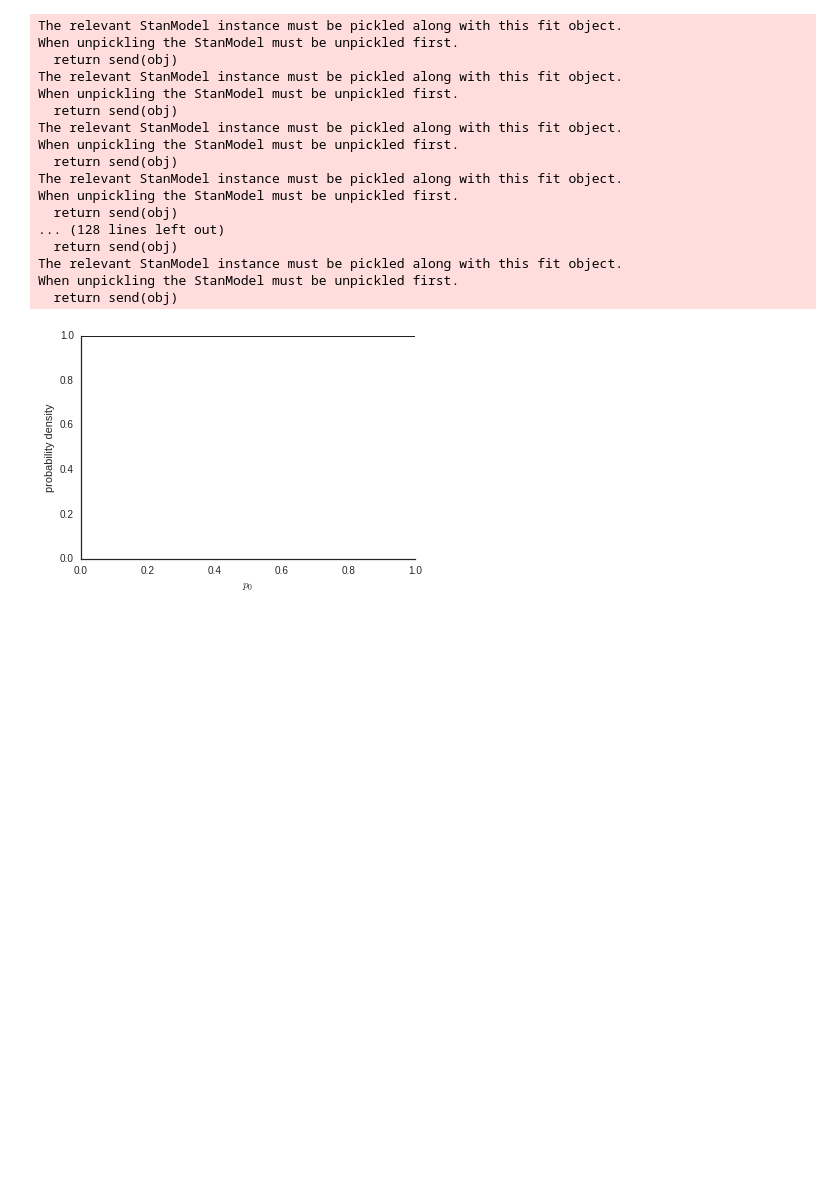
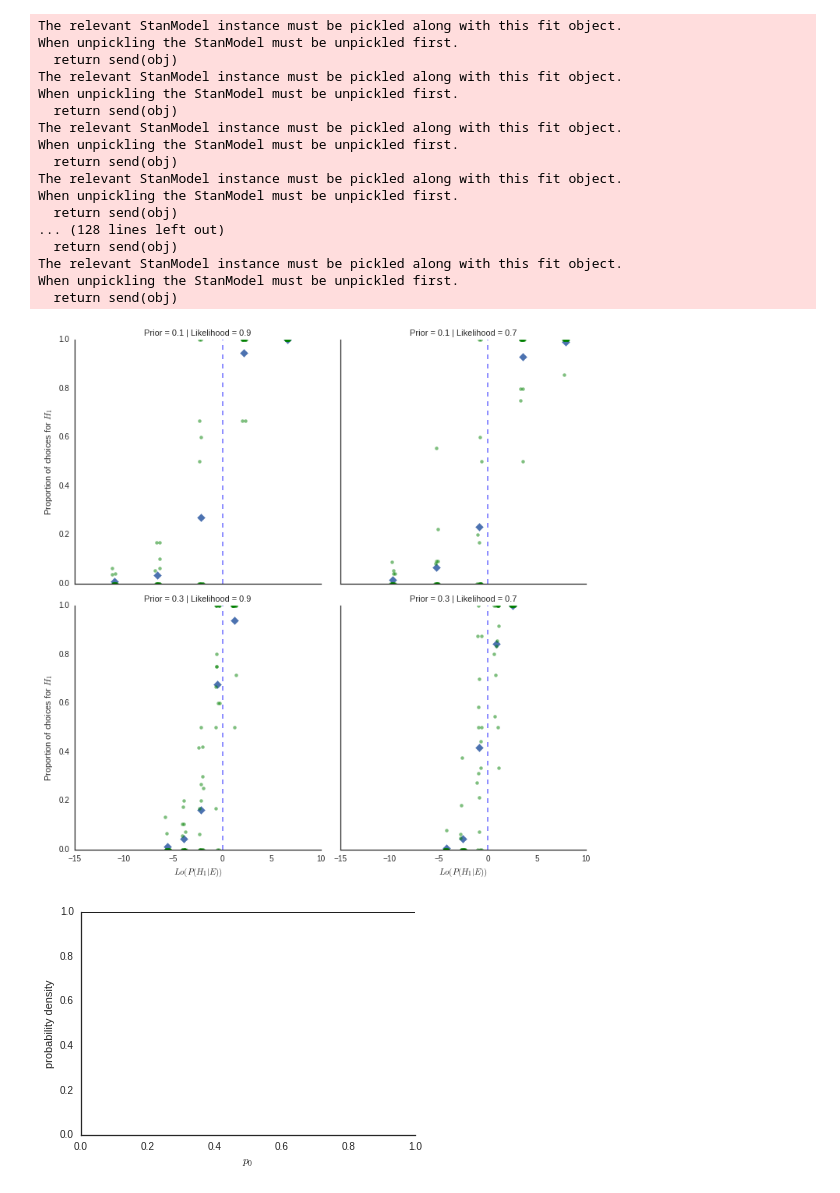
Before and after one commit to mjboos/EEG-ABUS, a Jupyter notebook: AnalysisBehDataOrig.ipynb, the cells around one changed output. Cells and saved outputs as stored; diff of their text form; code cells hidden in the pictures; blank space fills up the shorter version.

```diff
--- a/AnalysisBehDataOrig.ipynb
+++ b/AnalysisBehDataOrig.ipynb
@@ -286,4 +316,43 @@ for modeltype,modelfit in zip (['full pooling','partial pooling'], [fit_fullpool
         LOCV_LPPD[modeltype][condition] = -2*np.array(lo_lppd)
 
 #joblib.dump(LOCV_LPPD,'locv.pkl',compress=3)
+# %%
+proportions_cc = rare_urn_cc / N_cc
+proportions_cu = rare_urn_cu / N_cu
+proportions_uc = rare_urn_uc / N_uc
+proportions_uu = rare_urn_uu / N_uu
+
+
+proportions_list = [proportions_cc, proportions_uc, proportions_cu, proportions_uu]
+lo_list = [data['X'] for data in [data_cc, data_uc, data_cu, data_uu]]
+# %%
+unrolled_proportions = [np.array(filter(lambda x : not np.isnan(x[1]),
+                                        np.concatenate([zip(logodds, prop_row) for prop_row in proportion])))
+                        for proportion, logodds in zip(proportions_list, lo_list)]
+
+unrolled_proportions_df = pd.DataFrame(dict(zip(['log odds', 'proportion'], np.vstack(unrolled_proportions).T)))
+
+unrolled_proportions_df['Prior'] = np.concatenate([np.repeat(pr, prop.shape[0]) for pr, prop in
+                                                   zip(['0.1', '0.1', '0.3', '0.3'],
+                                                        unrolled_proportions)])
+
+unrolled_proportions_df['Likelihood'] = np.concatenate([np.repeat(lkl, prop.shape[0]) for lkl, prop in
+                                                        zip(['0.9', '0.7', '0.9', '0.7'],
+                                                             unrolled_proportions)])
+# %%
+
+
+g = sns.FacetGrid(unrolled_proportions_df, size=5, col='Likelihood', row='Prior', ylim=(0., 1.))
+g.map(sns.regplot, 'log odds', 'proportion', fit_reg=False,ci=None ,x_estimator=np.mean, marker='D')
+g = (g.map(sns.regplot, 'log odds', 'proportion', x_jitter=0.25,
+           fit_reg=False, marker='o', color='g', scatter_kws={'alpha':0.5})).set_axis_labels(r'$Lo(P(H_1|E))$',
+                                                                                            r'Proportion of choices for $H_1$')
+
+for ax in g.axes.flatten():
+    ax.axvline(0, alpha=0.5, linestyle='dashed')
+
+plt.savefig('Figure8.pdf')
+plt.savefig('Figure8.eps')
+# %% [output]
+[figure, added]
 # %%
```
Also changed, not shown: parts of 4 cells of this notebook, 9 other files.
